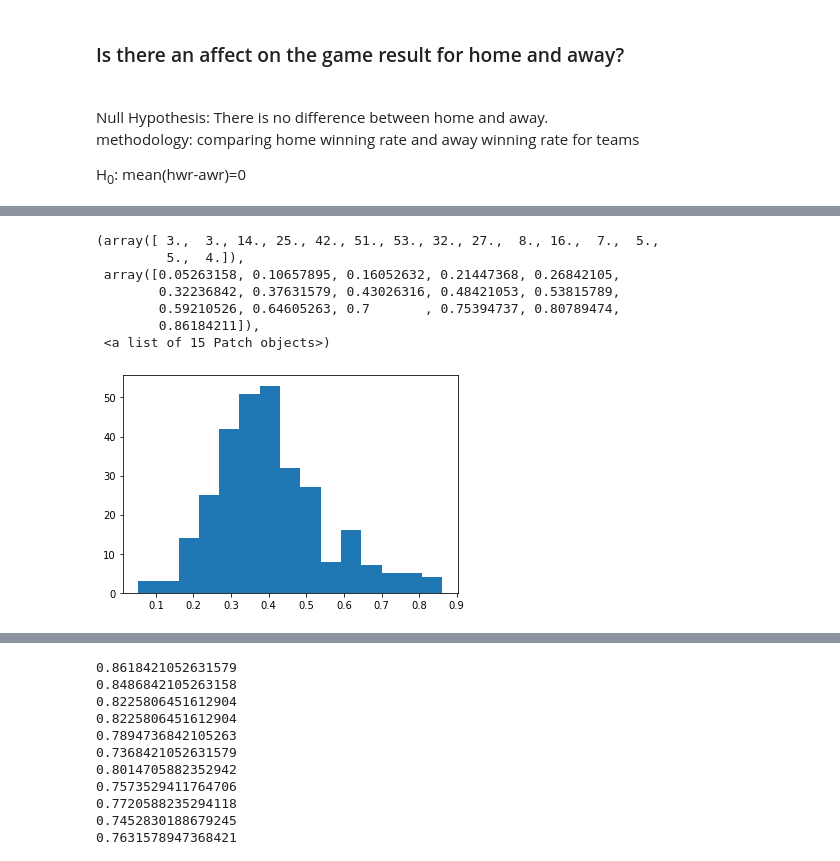
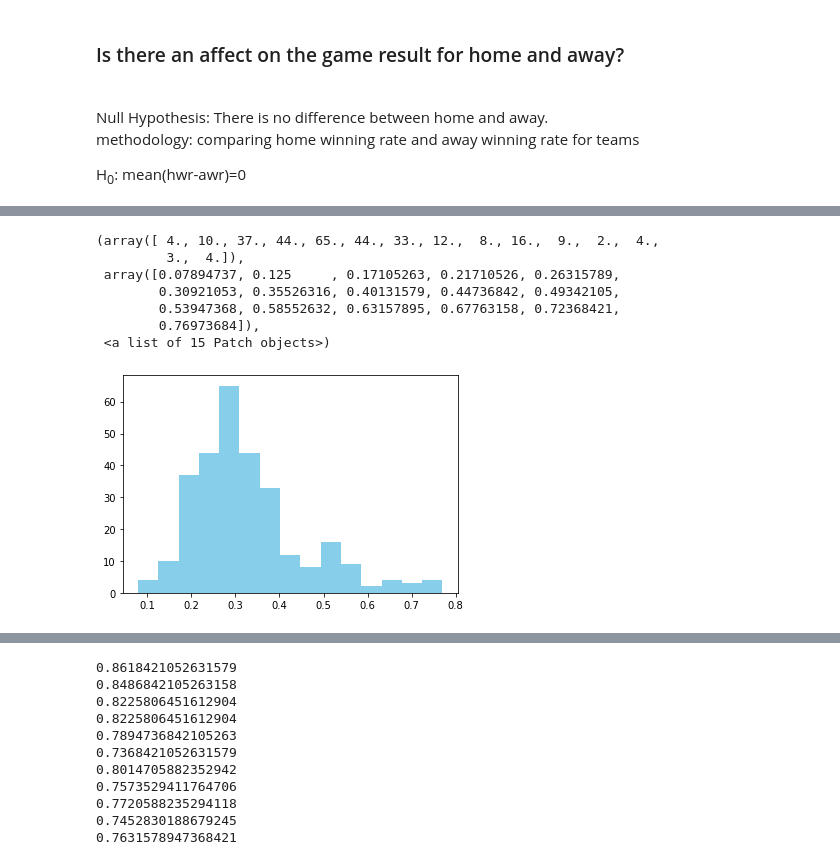
Before and after one commit to hbbhsy/European-Soccer-EDA, a Jupyter notebook: European Soccer EDA-Copy1.ipynb, the cells around one changed output, grey strips where cells are left out. Saved outputs shown, nothing was run; the diff lists cells and outputs as text; code cells hidden in the pictures.

Commit message:
Update Readme and images

```diff
--- a/European Soccer EDA-Copy1.ipynb
+++ b/European Soccer EDA-Copy1.ipynb
@@ -359,11 +428,11 @@ H<sub>0</sub>: mean(hwr-awr)=0
 # %%
-plt.hist(epl_df['hwr'],bins=15)
+plt.hist(epl_df['wr'],bins=15,color='skyblue')
 # %% [output]
-(array([ 3.,  3., 14., 25., 42., 51., 53., 32., 27.,  8., 16.,  7.,  5.,
-         5.,  4.]),
- array([0.05263158, 0.10657895, 0.16052632, 0.21447368, 0.26842105,
-        0.32236842, 0.37631579, 0.43026316, 0.48421053, 0.53815789,
-        0.59210526, 0.64605263, 0.7       , 0.75394737, 0.80789474,
-        0.86184211]),
+(array([ 4., 10., 37., 44., 65., 44., 33., 12.,  8., 16.,  9.,  2.,  4.,
+         3.,  4.]),
+ array([0.07894737, 0.125     , 0.17105263, 0.21710526, 0.26315789,
+        0.30921053, 0.35526316, 0.40131579, 0.44736842, 0.49342105,
+        0.53947368, 0.58552632, 0.63157895, 0.67763158, 0.72368421,
+        0.76973684]),
  <a list of 15 Patch objects>)
-[figure, old version]
+[figure, new version]
```
Also changed, not shown: parts of 15 cells of this notebook, 9 other files.
